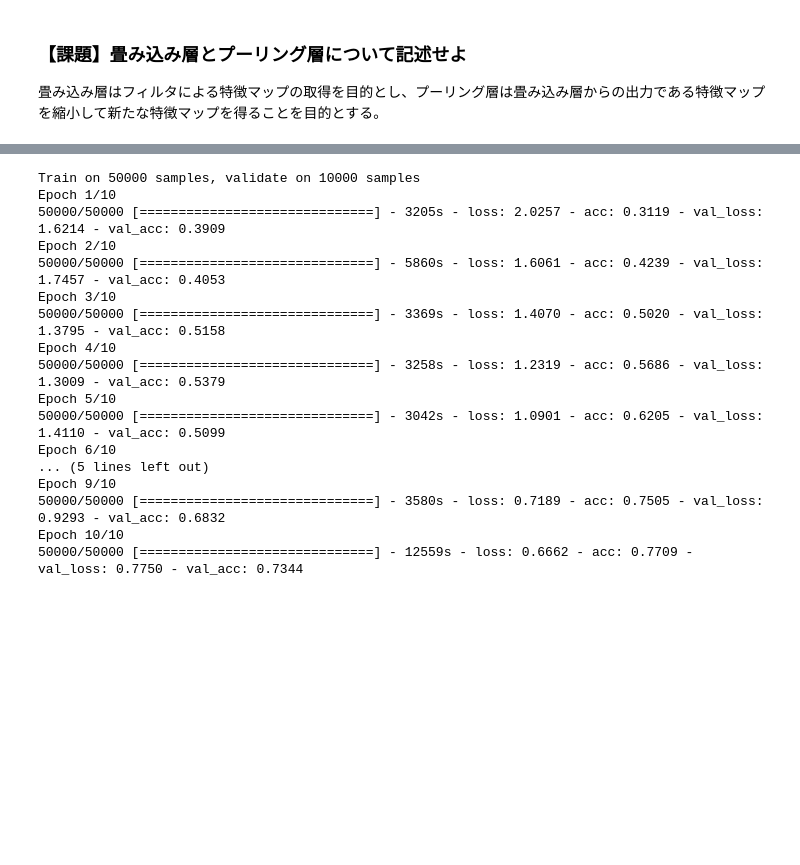
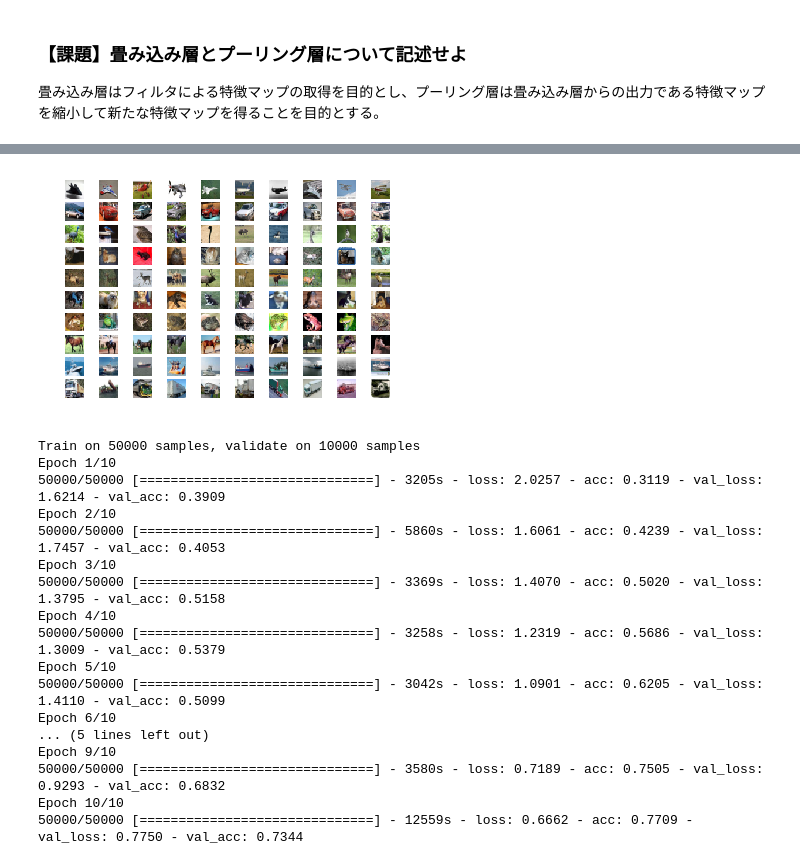
Before and after one commit to mlpanda0210/DIC, a Jupyter notebook: DIC_deeplearning_cnn.ipynb, the cells around one changed output, grey strips where cells are left out. Cells and saved outputs as stored; diff of their text form; code cells hidden in the pictures; blank space fills up the shorter version.

```diff
--- a/DIC_deeplearning_cnn.ipynb
+++ b/DIC_deeplearning_cnn.ipynb
@@ -23,5 +34,21 @@ CNNはディープラーニングにおける隠れ層を畳み込み層とプ
 # %%
 (X_train, y_train), (X_test, y_test) = cifar10.load_data()
+# %%
+#画像をまとめて表示
+
+nclasses = 10
+pos = 1
+for i in range(nclasses):
+    targets = np.where(y_train == i)[0]
+    for idx in targets[:10]:
+        plt.subplot(10, 10, pos)
+        img = X_train[idx]
+        plt.imshow(img)
+        plt.axis('off')
+        pos += 1
+plt.show()
+# %% [output]
+[figure, added]
 # %%
 #画像サイズを取得
 img_rows =  X_train.shape[1]
```
Also changed, not shown: parts of 3 cells of this notebook.
